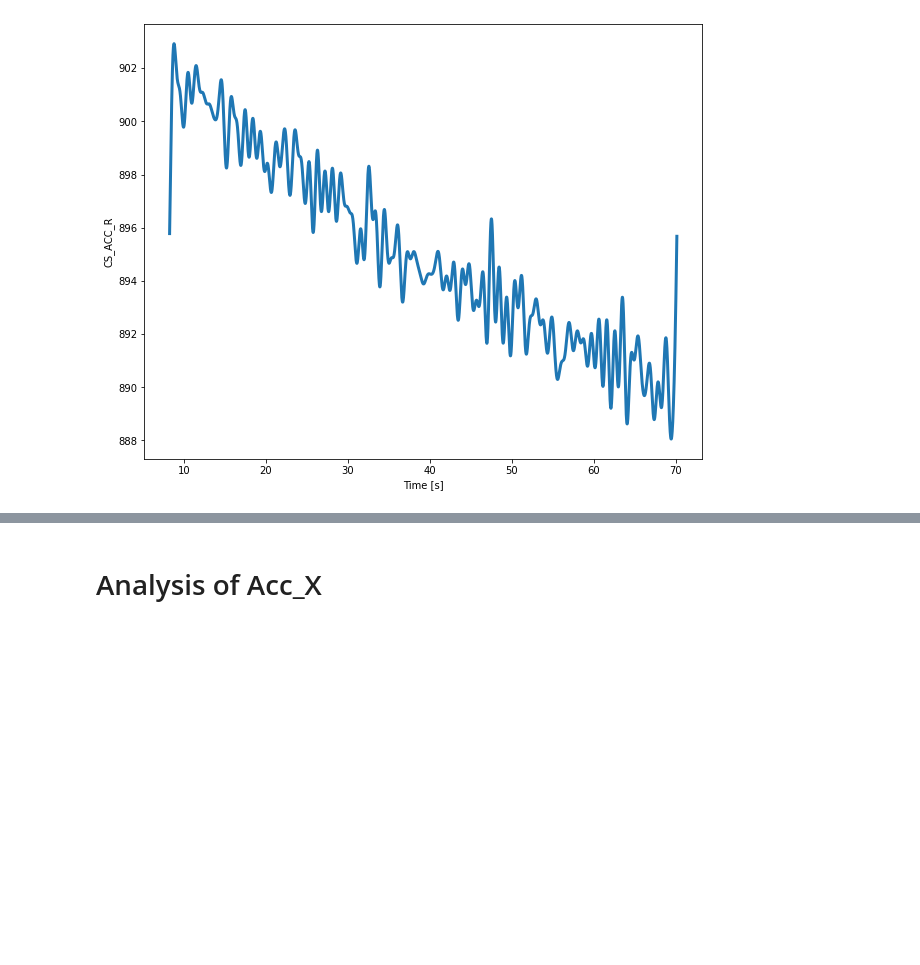
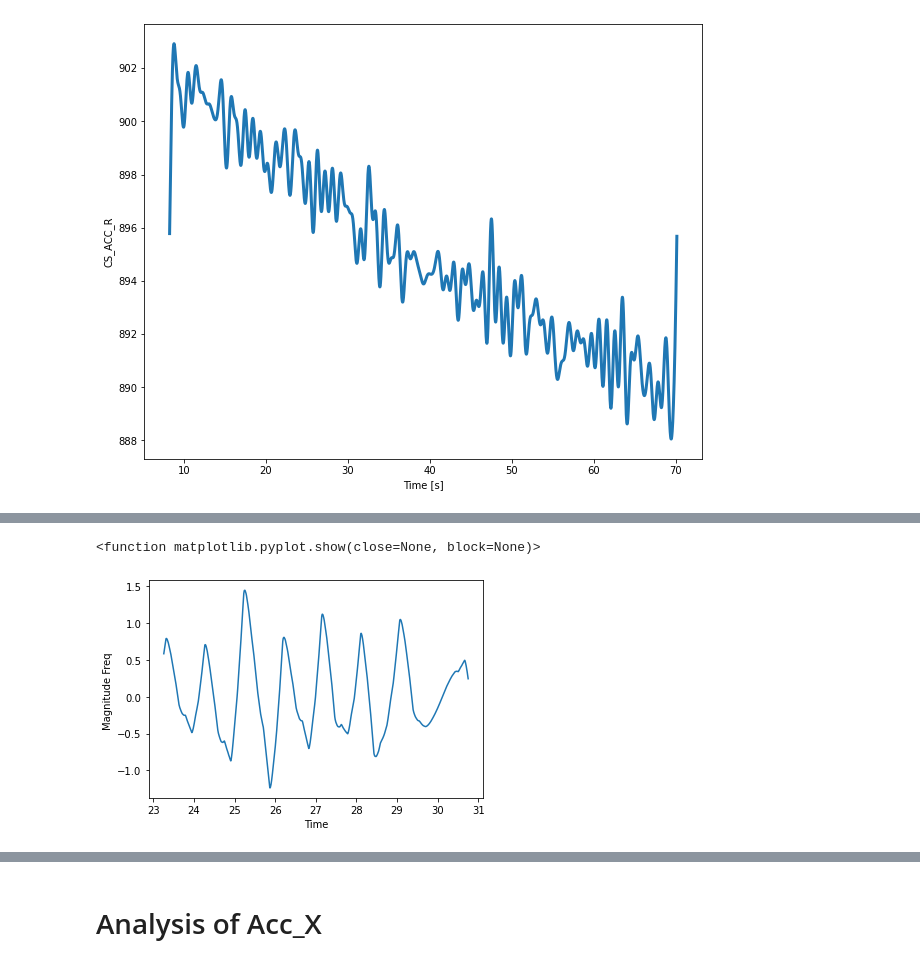
Before and after one commit to ericabrisigotti/heart_rate_estimation_LCP-A, a Jupyter notebook: Project_update 1.ipynb, the cells around one changed output, grey strips where cells are left out. Cells and saved outputs as stored; diff of their text form; code cells hidden in the pictures; blank space fills up the shorter version.

Commit message:
Update wavelet and histograms

```diff
--- a/Project_update 1.ipynb
+++ b/Project_update 1.ipynb
@@ -554,0 +582,18 @@ Just Signal between 40 - 100 BPM
+# %%
+# this the neat one
+i = 7
+coef = pywt.wavedec(blocked_R, 'sym4', level=i )
+
+for k in range (i):
+    if k != 1:
+        coef[k] = np.zeros(coef[k].shape)
+
+# cd 7 has value, the rest is 0
+yx = pywt.waverec( coef, 'sym4' )
+plt.plot(cs['Time'][3000:4500], yx[3000:4500]) #blocked the time frame to see the wave better
+plt.xlabel ("Time")
+plt.ylabel ("Magnitude Freq ") #not sure this is the right name for the y axis
+plt.show
+# %% [output]
+<function matplotlib.pyplot.show(close=None, block=None)>
+[figure, added]
```
Also changed, not shown: parts of 17 cells of this notebook.
